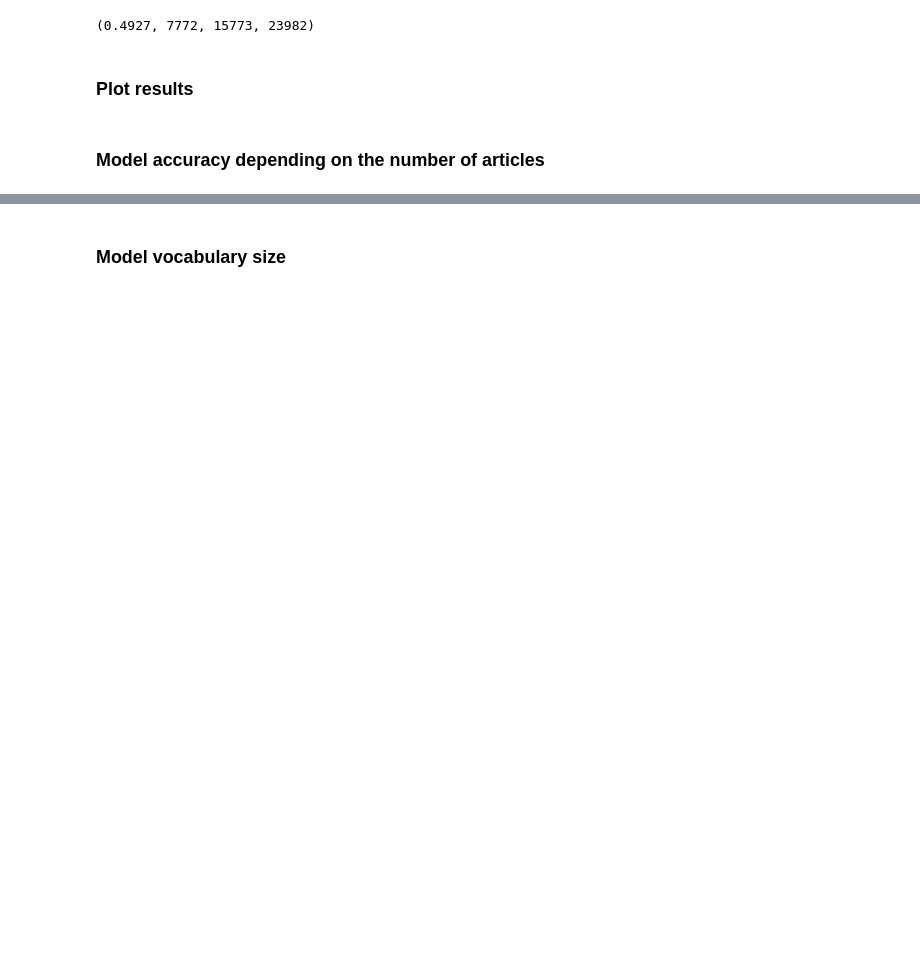
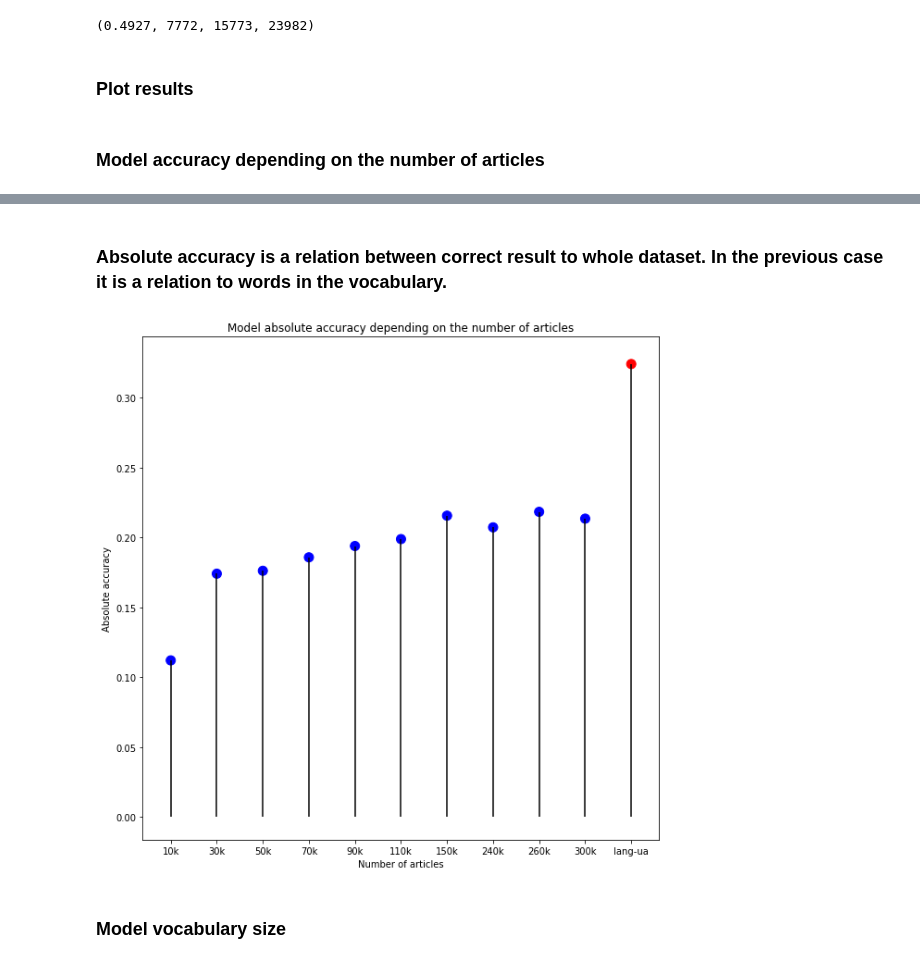
Before and after one commit to dnmca/mmds-word-embeddings, a Jupyter notebook: Word2Vec evaluation.ipynb, the cells around one changed output, grey strips where cells are left out. Drawn from its saved outputs; the diff is of its cells as text; code cells hidden in the pictures; blank space fills up the shorter version.

```diff
--- a/Word2Vec evaluation.ipynb
+++ b/Word2Vec evaluation.ipynb
@@ -184,3 +194,14 @@ plot_result(
+# %% [markdown]
+### Absolute accuracy is a relation between correct result to whole dataset. In the previous case it is a relation to words in the vocabulary.
+# %%
+plot_result(
+    'abs_acc',
+    'Model absolute accuracy depending on the number of articles',
+    'Number of articles',
+    'Absolute accuracy'
+)
+# %% [output]
+[figure, added]
 # %% [markdown]
 ### Model vocabulary size
 # %%
```
Also changed, not shown: parts of 9 cells of this notebook.
